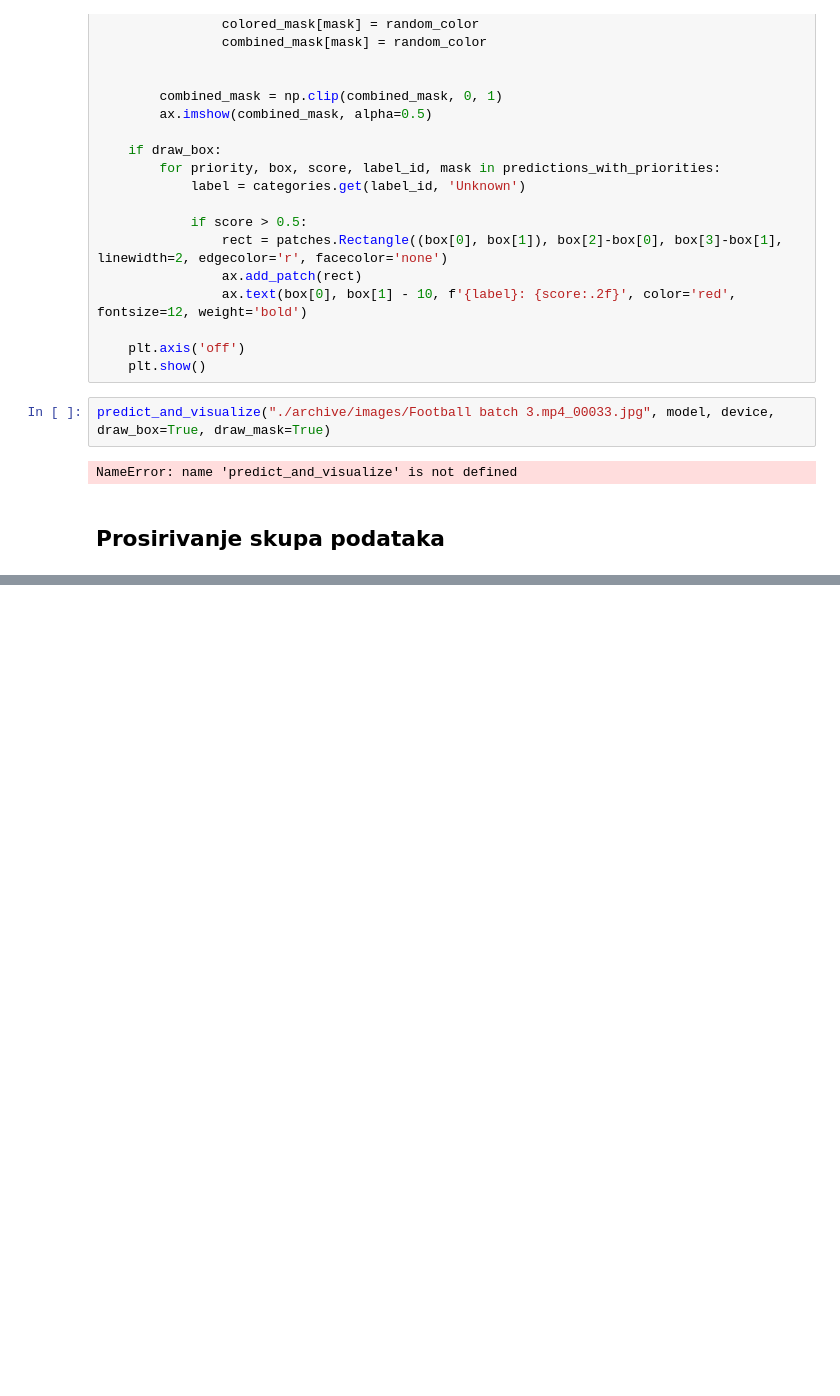
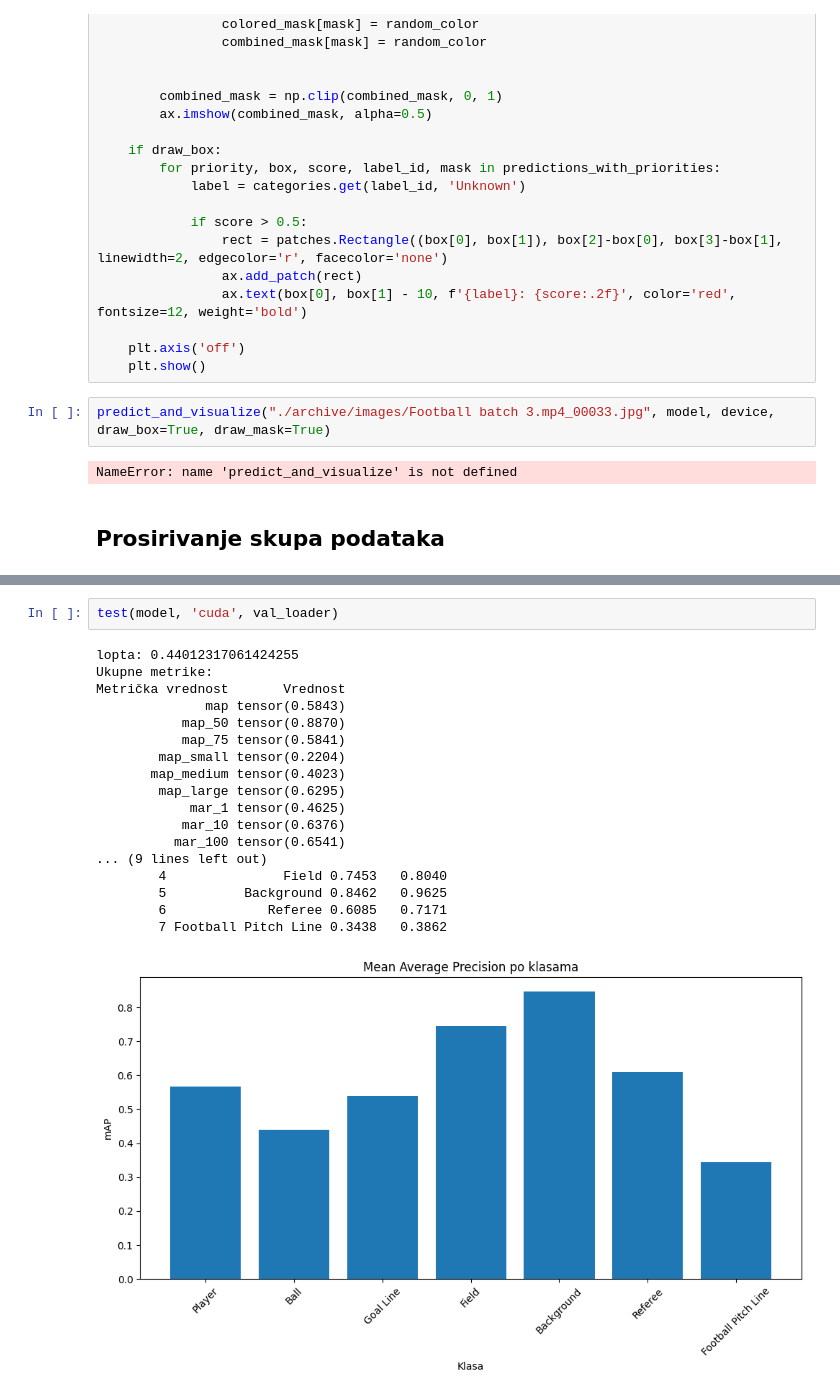
Before and after one commit to kristijanpetronijevic/panoptic, a Jupyter notebook: code/models/mask_rcnn.ipynb, the cells around one changed output, grey strips where cells are left out. Drawn from its saved outputs; the diff is of its cells as text; blank space fills up the shorter version.

```diff
--- a/code/models/mask_rcnn.ipynb
+++ b/code/models/mask_rcnn.ipynb
@@ -695 +690,22 @@ model, train_losses, val_losses, map_values_bbox  = train(model, train_loader, v
+# %%
+test(model, 'cuda', val_loader)
+# %% [output]
+lopta: 0.44012317061424255
+Ukupne metrike:
+Metrička vrednost       Vrednost
+              map tensor(0.5843)
+           map_50 tensor(0.8870)
+           map_75 tensor(0.5841)
+        map_small tensor(0.2204)
+       map_medium tensor(0.4023)
+        map_large tensor(0.6295)
+            mar_1 tensor(0.4625)
+           mar_10 tensor(0.6376)
+          mar_100 tensor(0.6541)
+... (9 lines left out)
+        4               Field 0.7453   0.8040
+        5          Background 0.8462   0.9625
+        6             Referee 0.6085   0.7171
+        7 Football Pitch Line 0.3438   0.3862
+[figure, added]
 # %%
```
Also changed, not shown: parts of 15 cells of this notebook.
